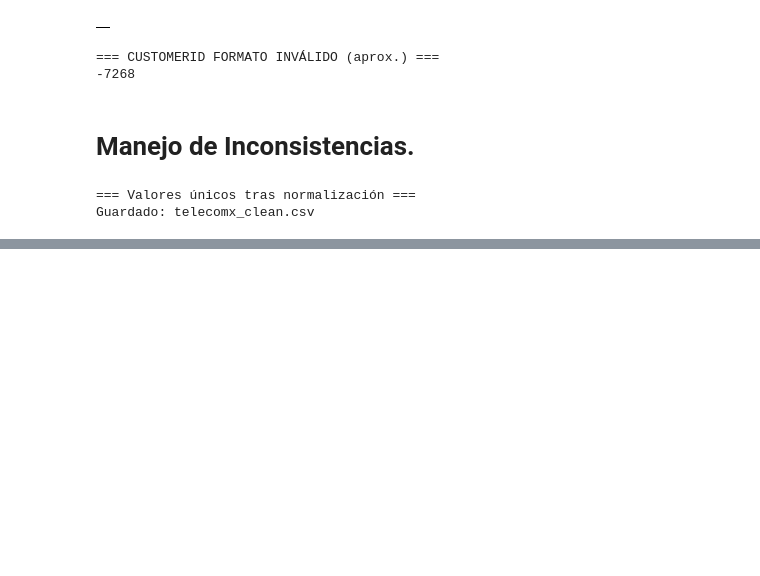
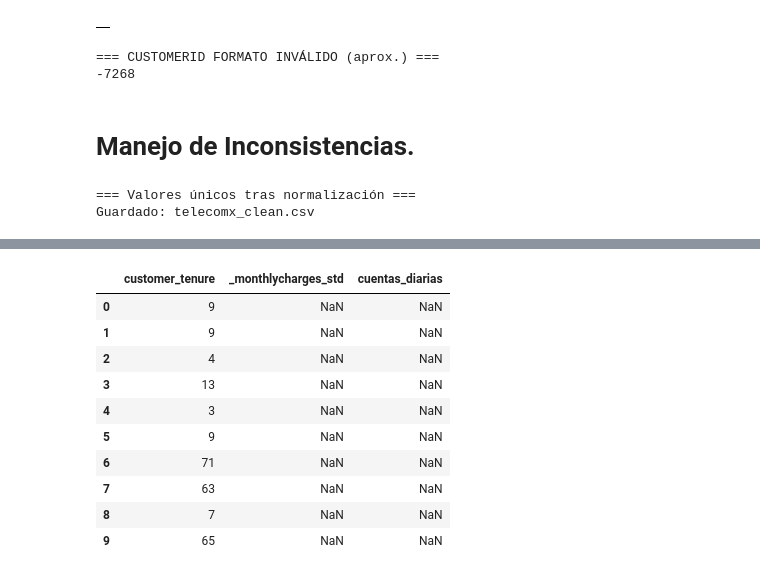
Before and after one commit to Junior11995/Challenge-Telecom-X-an-lisis-de-evasi-n-de-clientes, a Jupyter notebook: desaf_o_telecom_x.ipynb, the cells around one changed output, grey strips where cells are left out. Cells and saved outputs as stored; diff of their text form; code cells hidden in the pictures; blank space fills up the shorter version.

Commit message:
cuentas_diarias con detección flexible (monthlycharges) y fallback totalcharges/tenure; NaN si no es inferible

```diff
--- a/desaf_o_telecom_x.ipynb
+++ b/desaf_o_telecom_x.ipynb
@@ -712,0 +715,86 @@ Guardado: telecomx_clean.csv
+# %%
+# =========================================================
+# FEATURE: CUENTAS_DIARIAS
+# Requiere: df_clean
+# Crea: df_feature con columna 'cuentas_diarias' si es posible
+# Lógica:
+#  1) Buscar columna de cargos mensuales (monthlycharges) en variantes.
+#  2) Si no existe, intentar derivarla: totalcharges / tenure_meses.
+#  3) Si tampoco es posible, crear columna NaN y registrar aviso.
+# =========================================================
+import re
+import numpy as np
+import pandas as pd
+
+df_feature = df_clean.copy()
+
+def find_first_col(cols, patterns):
+    """Devuelve el primer nombre de columna que haga match con alguno de los patrones (regex)."""
+    for c in cols:
+        for p in patterns:
+            if re.search(p, c):
+                return c
+    return None
+
+cols = list(df_feature.columns)
+
+# --- 1) Detectar columnas candidatas ---
+monthly_col = find_first_col(cols, patterns=[
+    r'^(.*_)?monthlycharges$',
+    r'^(.*_)?monthly_charges$',
+    r'^(.*_)?monthly_charge$',
+    r'^(.*_)?charges_monthly$',
+    r'month.*charge'  # muy flexible
+])
+total_col = find_first_col(cols, patterns=[
+    r'^(.*_)?totalcharges$',
+    r'^(.*_)?total_charges$',
+    r'total.*charge'
+])
+tenure_col = find_first_col(cols, patterns=[
+    r'^(.*_)?tenure(_months)?$',
+    r'^(customer_)?tenure$',
+    r'tenure.*(month|mes)'
+])
+
+print(">> DEBUG columnas detectadas")
+print("monthly_col:", monthly_col)
+print("total_col  :", total_col)
+print("tenure_col :", tenure_col)
+
+# --- 2) Obtener/derivar monthlycharges estándar ---
+if monthly_col is not None:
+    df_feature["_monthlycharges_std"] = pd.to_numeric(df_feature[monthly_col], errors="coerce")
+    monthly_origin = f"Usada columna existente: {monthly_col}"
+elif (total_col is not None) and (tenure_col is not None):
+    total = pd.to_numeric(df_feature[total_col], errors="coerce")
+    tenure = pd.to_numeric(df_feature[tenure_col], errors="coerce")
+    tenure = tenure.replace({0: np.nan})  # evitar división por cero
+    df_feature["_monthlycharges_std"] = total / tenure
+    monthly_origin = f"Derivada como {total_col} / {tenure_col}"
+else:
+    # No es posible estimar monthlycharges -> crear columna NaN y advertir
+    df_feature["_monthlycharges_std"] = np.nan
+    monthly_origin = ("No se encontró monthlycharges ni fue posible derivarla "
+                      "(faltan totalcharges o tenure). Se crean NaN.")
+
+# --- 3) Crear feature cuentas_diarias (aprox. 30 días/mes) ---
+df_feature["cuentas_diarias"] = df_feature["_monthlycharges_std"] / 30.0
+
+print("Origen de monthlycharges_std:", monthly_origin)
+print("=== Resumen de cuentas_diarias ===")
+display(df_feature["cuentas_diarias"].describe())
+
+# Vista de control (muestra las columnas usadas si existen)
+preview_cols = []
+if monthly_col: preview_cols.append(monthly_col)
+if total_col:   preview_cols.append(total_col)
+if tenure_col:  preview_cols.append(tenure_col)
+preview_cols += ["_monthlycharges_std", "cuentas_diarias"]
+preview_cols = [c for c in preview_cols if c in df_feature.columns]
+display(df_feature[preview_cols].head(10))
+
+# Guardar snapshot
+df_feature.to_csv("telecomx_feature.csv", index=False)
+print("Guardado: telecomx_feature.csv")
+# %% [output]
@@ -712,0 +817,11 @@ Guardado: telecomx_clean.csv
+|  | customer_tenure | _monthlycharges_std | cuentas_diarias |
+| 0 | 9 | NaN | NaN |
+| 1 | 9 | NaN | NaN |
+| 2 | 4 | NaN | NaN |
+| 3 | 13 | NaN | NaN |
+| 4 | 3 | NaN | NaN |
+| 5 | 9 | NaN | NaN |
+| 6 | 71 | NaN | NaN |
+| 7 | 63 | NaN | NaN |
+| 8 | 7 | NaN | NaN |
+| 9 | 65 | NaN | NaN |
```
Also changed, not shown: parts of 2 cells of this notebook.
